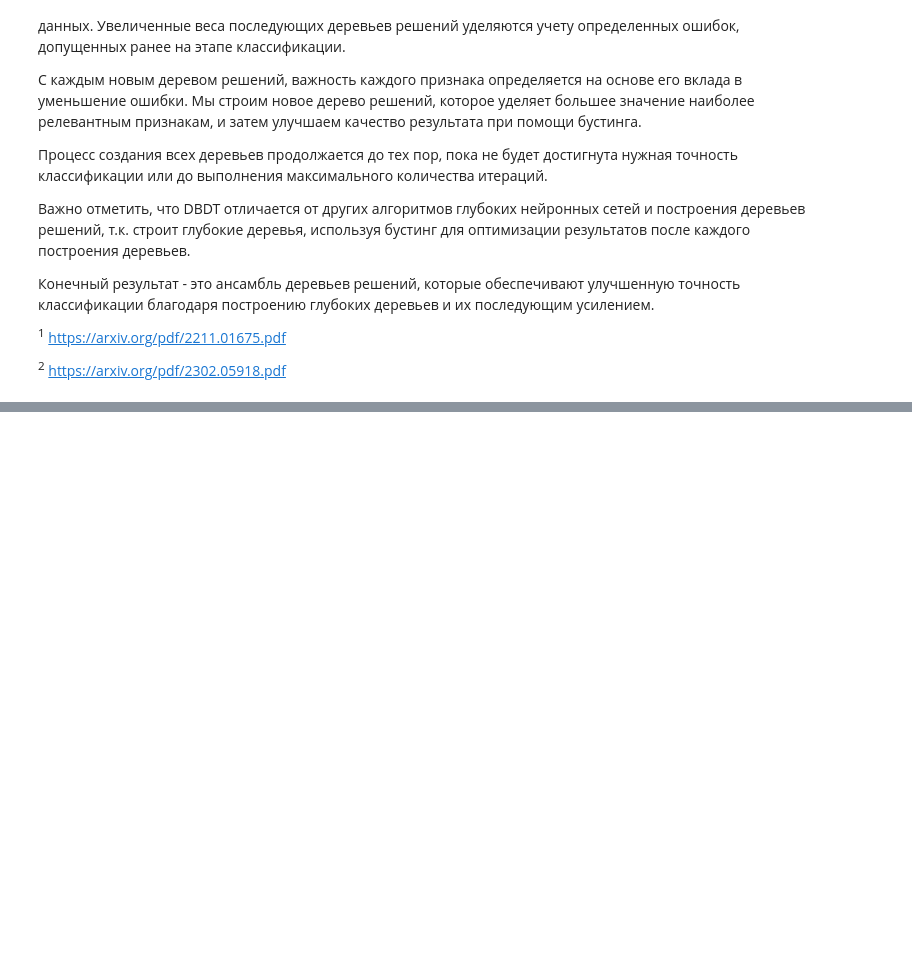
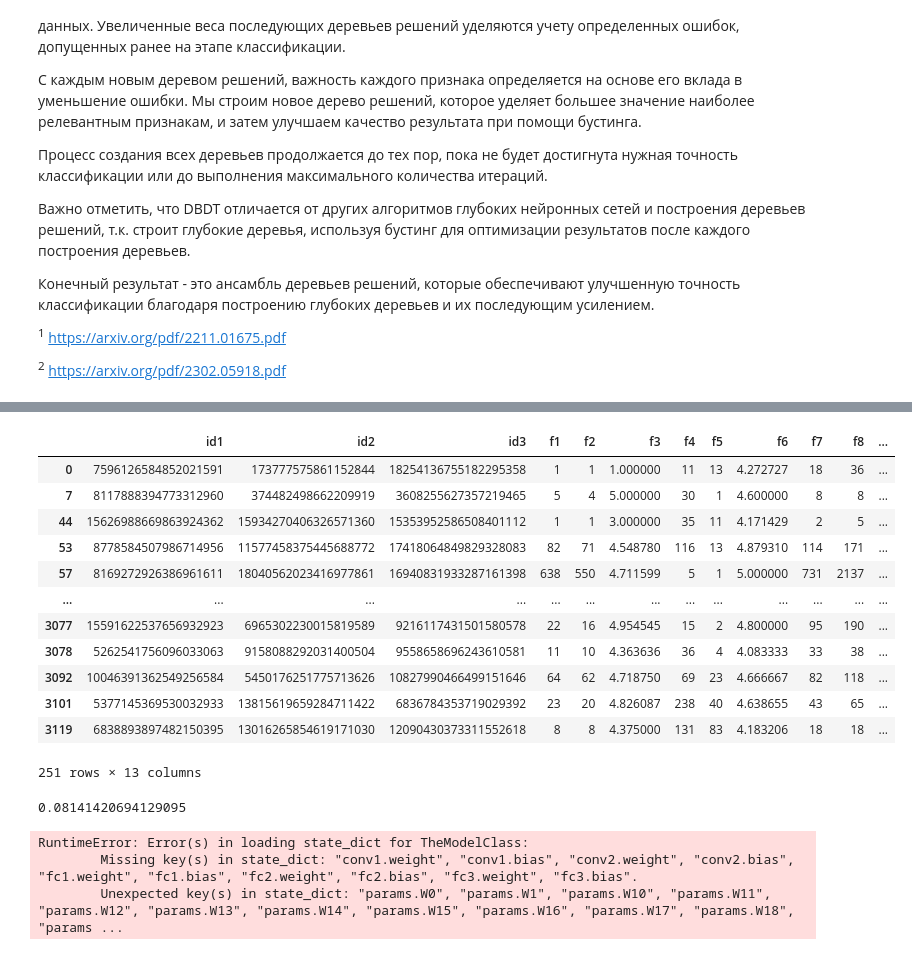
Before and after one commit to wyluilipe/wb_fakerecalls, a Jupyter notebook: mltask.ipynb, the cells around one changed output, grey strips where cells are left out. Cells and saved outputs as stored; diff of their text form; code cells hidden in the pictures; blank space fills up the shorter version.

```diff
--- a/mltask.ipynb
+++ b/mltask.ipynb
@@ -412,0 +384,20 @@ F1: 0.8284518828451883
+# %%
+df[df.predict != df.label]
+# %% [output]
+|  | id1 | id2 | id3 | f1 | f2 | f3 | f4 | f5 | f6 | f7 | f8 | ... |
+| 0 | 7596126584852021591 | 173777575861152844 | 18254136755182295358 | 1 | 1 | 1.000000 | 11 | 13 | 4.272727 | 18 | 36 | ... |
+| 7 | 8117888394773312960 | 374482498662209919 | 3608255627357219465 | 5 | 4 | 5.000000 | 30 | 1 | 4.600000 | 8 | 8 | ... |
+| 44 | 15626988669863924362 | 15934270406326571360 | 15353952586508401112 | 1 | 1 | 3.000000 | 35 | 11 | 4.171429 | 2 | 5 | ... |
+| 53 | 8778584507986714956 | 11577458375445688772 | 17418064849829328083 | 82 | 71 | 4.548780 | 116 | 13 | 4.879310 | 114 | 171 | ... |
+| 57 | 8169272926386961611 | 18040562023416977861 | 16940831933287161398 | 638 | 550 | 4.711599 | 5 | 1 | 5.000000 | 731 | 2137 | ... |
+| ... | ... | ... | ... | ... | ... | ... | ... | ... | ... | ... | ... | ... |
+| 3077 | 15591622537656932923 | 6965302230015819589 | 9216117431501580578 | 22 | 16 | 4.954545 | 15 | 2 | 4.800000 | 95 | 190 | ... |
+| 3078 | 5262541756096033063 | 9158088292031400504 | 9558658696243610581 | 11 | 10 | 4.363636 | 36 | 4 | 4.083333 | 33 | 38 | ... |
+| 3092 | 10046391362549256584 | 5450176251775713626 | 10827990466499151646 | 64 | 62 | 4.718750 | 69 | 23 | 4.666667 | 82 | 118 | ... |
+| 3101 | 5377145369530032933 | 13815619659284711422 | 6836784353719029392 | 23 | 20 | 4.826087 | 238 | 40 | 4.638655 | 43 | 65 | ... |
+| 3119 | 6838893897482150395 | 13016265854619171030 | 12090430373311552618 | 8 | 8 | 4.375000 | 131 | 83 | 4.183206 | 18 | 18 | ... |
+251 rows × 13 columns
+# %%
+251 / 3083
+# %% [output]
+0.08141420694129095
@@ -412,0 +430,8 @@ F1: 0.8284518828451883
+# %%
+model = TheModelClass()
+model.load_state_dict(torch.load('dbdt', map_location=torch.device('cpu')))
+model.eval()
+# %% [output]
+RuntimeError: Error(s) in loading state_dict for TheModelClass:
+        Missing key(s) in state_dict: "conv1.weight", "conv1.bias", "conv2.weight", "conv2.bias", "fc1.weight", "fc1.bias", "fc2.weight", "fc2.bias", "fc3.weight", "fc3.bias".
+        Unexpected key(s) in state_dict: "params.W0", "params.W1", "params.W10", "params.W11", "params.W12", "params.W13", "params.W14", "params.W15", "params.W16", "params.W17", "params.W18", "params ...
```
Also changed, not shown: parts of 25 cells of this notebook.
